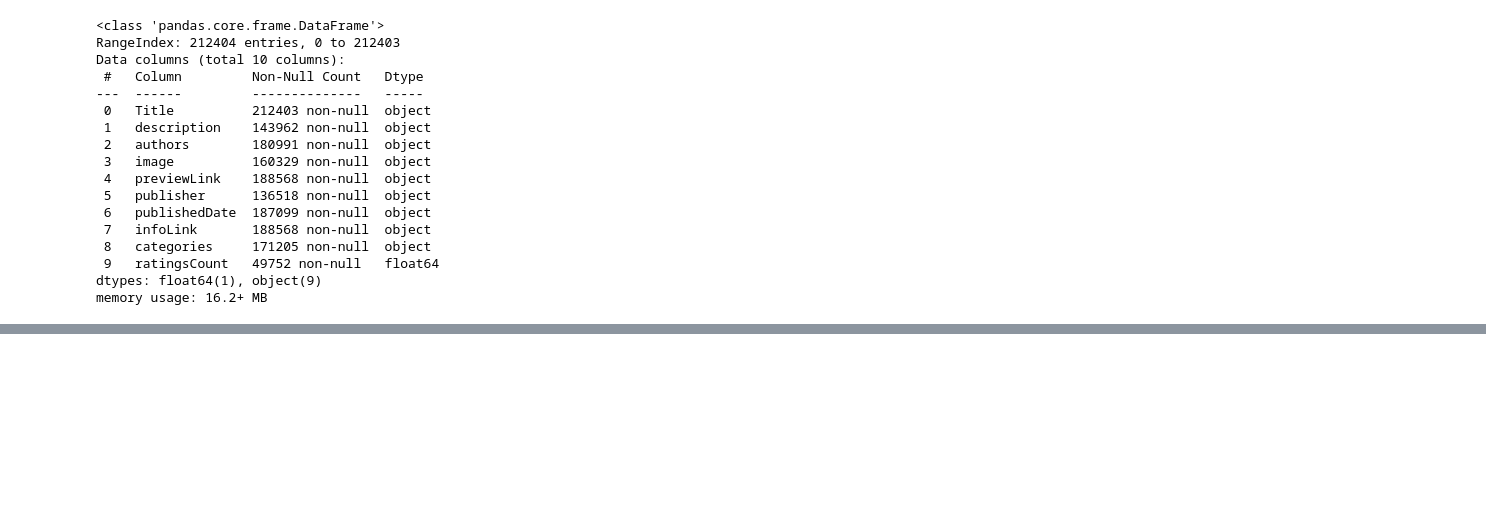
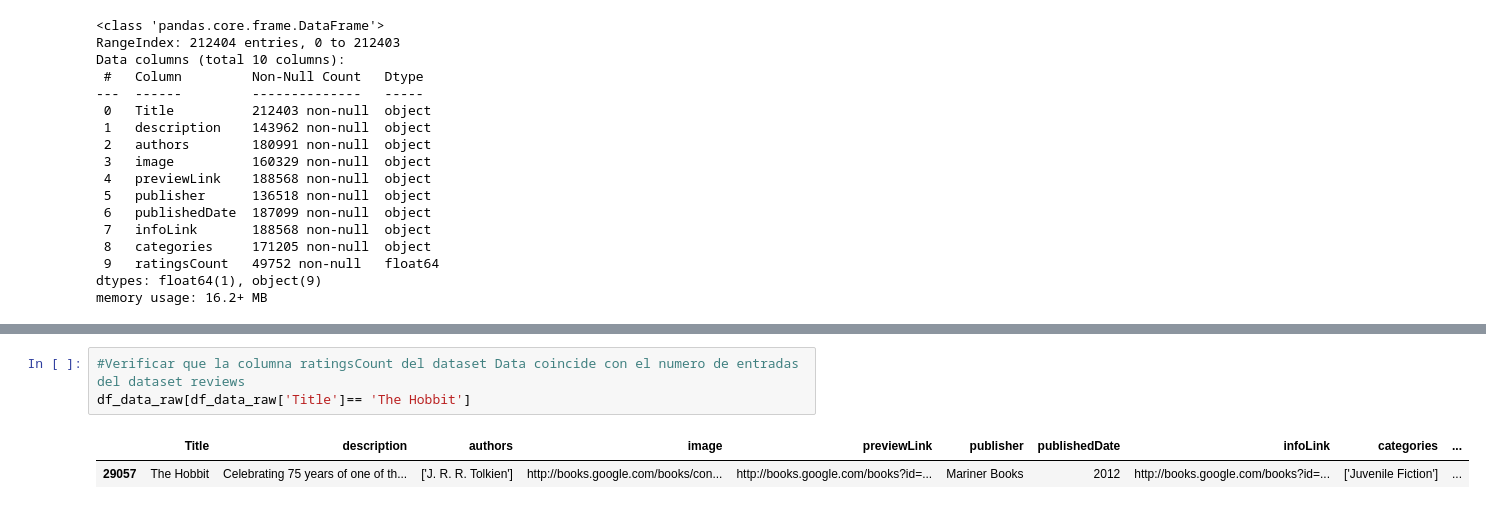
Before and after one commit to arnaldochm/final_project_nlp, a Jupyter notebook: notebooks/notebook.ipynb, the cells around one changed output, grey strips where cells are left out. Saved outputs shown, nothing was run; the diff lists cells and outputs as text; blank space fills up the shorter version.

```diff
--- a/notebooks/notebook.ipynb
+++ b/notebooks/notebook.ipynb
@@ -148,0 +129,6 @@ df_data_raw.sample(10)
+# %%
+#Verificar que la columna ratingsCount del dataset Data coincide con el numero de entradas del dataset reviews
+df_data_raw[df_data_raw['Title']== 'The Hobbit']
+# %% [output]
+|  | Title | description | authors | image | previewLink | publisher | publishedDate | infoLink | categories | ... |
+| 29057 | The Hobbit | Celebrating 75 years of one of th... | ['J. R. R. Tolkien'] | http://books.google.com/books/con... | http://books.google.com/books?id=... | Mariner Books | 2012 | http://books.google.com/books?id=... | ['Juvenile Fiction'] | ... |
```
Also changed, not shown: parts of 17 cells of this notebook.
